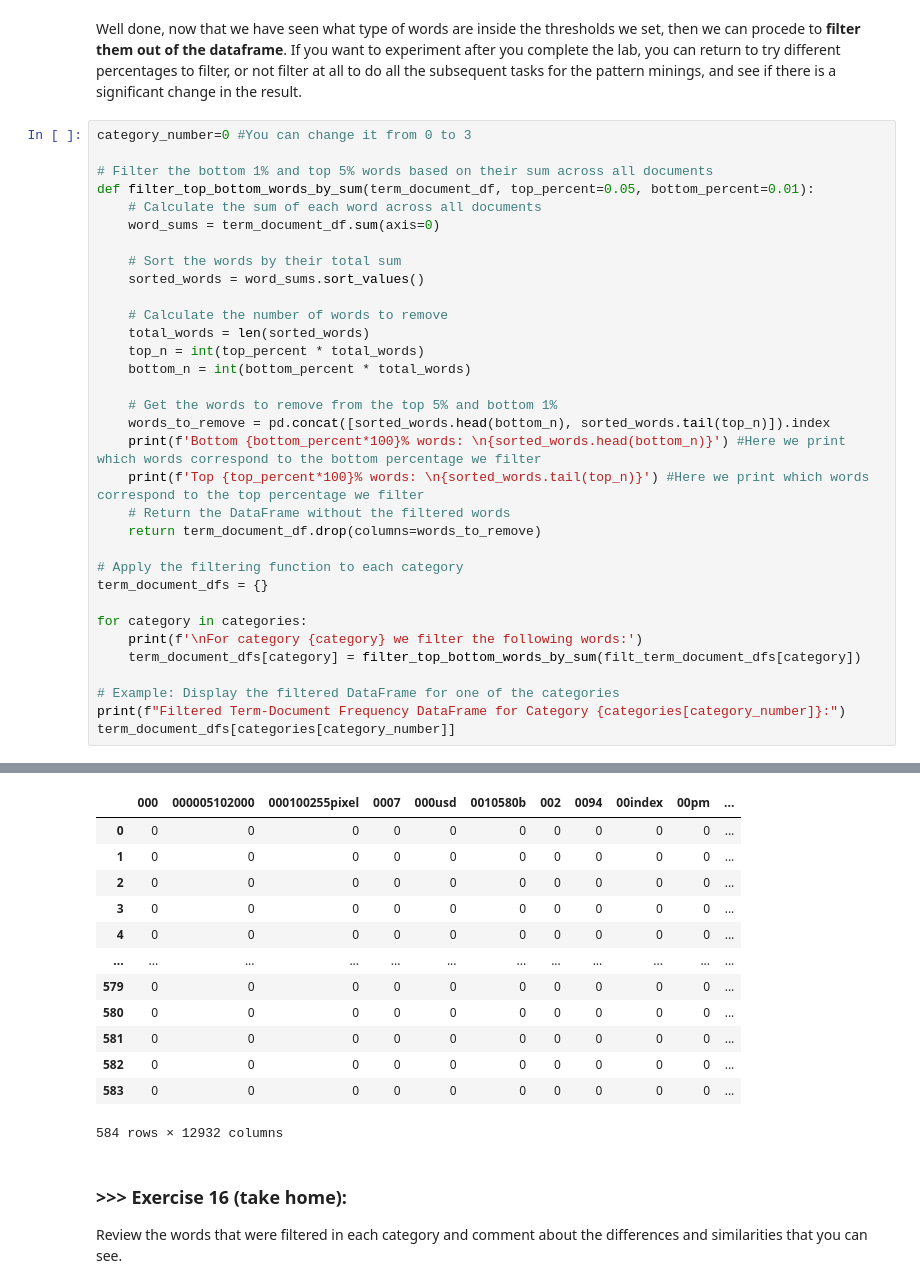
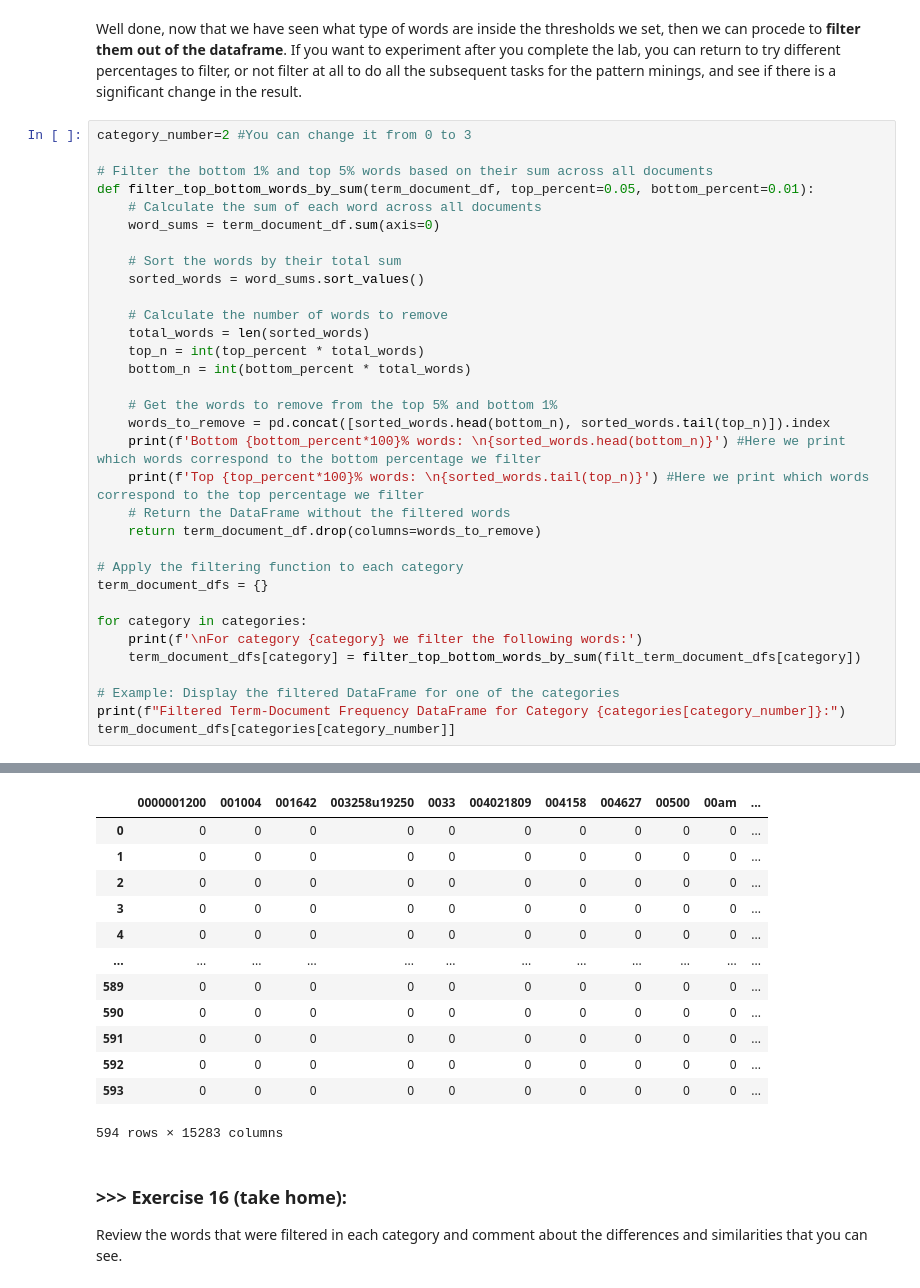
Before and after one commit to vishxrad/DM2025-Lab1-Exercise, a Jupyter notebook: DM2025-Lab1-Master.ipynb, the cells around one changed output, grey strips where cells are left out. Saved outputs shown, nothing was run; the diff lists cells and outputs as text.

```diff
--- a/DM2025-Lab1-Master.ipynb
+++ b/DM2025-Lab1-Master.ipynb
@@ -1652,7 +1652,7 @@ np.int64(1)
 # %% [markdown]
 Well done, now that we have seen what type of words are inside the thresholds we set, then we can procede to **filter them out of the dataframe**. If you want to experiment after you complete the lab, you can return to try different percentages to filter, or not filter at all to do all the subsequent tasks for the pattern minings, and see if there is a significant change in the result.
 # %%
-category_number=0 #You can change it from 0 to 3
+category_number=2 #You can change it from 0 to 3
 
 # Filter the bottom 1% and top 5% words based on their sum across all documents
 def filter_top_bottom_words_by_sum(term_document_df, top_percent=0.05, bottom_percent=0.01):
@@ -1705,16 +1705,16 @@ Filtered Term-Document Frequency DataFrame for Category comp.graphics:
-|  | 000 | 000005102000 | 000100255pixel | 0007 | 000usd | 0010580b | 002 | 0094 | 00index | 00pm | ... |
+|  | 0000001200 | 001004 | 001642 | 003258u19250 | 0033 | 004021809 | 004158 | 004627 | 00500 | 00am | ... |
 | 0 | 0 | 0 | 0 | 0 | 0 | 0 | 0 | 0 | 0 | 0 | ... |
 | 1 | 0 | 0 | 0 | 0 | 0 | 0 | 0 | 0 | 0 | 0 | ... |
 | 2 | 0 | 0 | 0 | 0 | 0 | 0 | 0 | 0 | 0 | 0 | ... |
 | 3 | 0 | 0 | 0 | 0 | 0 | 0 | 0 | 0 | 0 | 0 | ... |
 | 4 | 0 | 0 | 0 | 0 | 0 | 0 | 0 | 0 | 0 | 0 | ... |
 | ... | ... | ... | ... | ... | ... | ... | ... | ... | ... | ... | ... |
-| 579 | 0 | 0 | 0 | 0 | 0 | 0 | 0 | 0 | 0 | 0 | ... |
-| 580 | 0 | 0 | 0 | 0 | 0 | 0 | 0 | 0 | 0 | 0 | ... |
-| 581 | 0 | 0 | 0 | 0 | 0 | 0 | 0 | 0 | 0 | 0 | ... |
-| 582 | 0 | 0 | 0 | 0 | 0 | 0 | 0 | 0 | 0 | 0 | ... |
-| 583 | 0 | 0 | 0 | 0 | 0 | 0 | 0 | 0 | 0 | 0 | ... |
+| 589 | 0 | 0 | 0 | 0 | 0 | 0 | 0 | 0 | 0 | 0 | ... |
+| 590 | 0 | 0 | 0 | 0 | 0 | 0 | 0 | 0 | 0 | 0 | ... |
+| 591 | 0 | 0 | 0 | 0 | 0 | 0 | 0 | 0 | 0 | 0 | ... |
+| 592 | 0 | 0 | 0 | 0 | 0 | 0 | 0 | 0 | 0 | 0 | ... |
+| 593 | 0 | 0 | 0 | 0 | 0 | 0 | 0 | 0 | 0 | 0 | ... |
-584 rows × 12932 columns
+594 rows × 15283 columns
 # %% [markdown]
 ### >>> **Exercise 16 (take home):**
 Review the words that were filtered in each category and comment about the differences and similarities that you can see.
```
Also changed, not shown: parts of 16 cells of this notebook, 3 other files.
